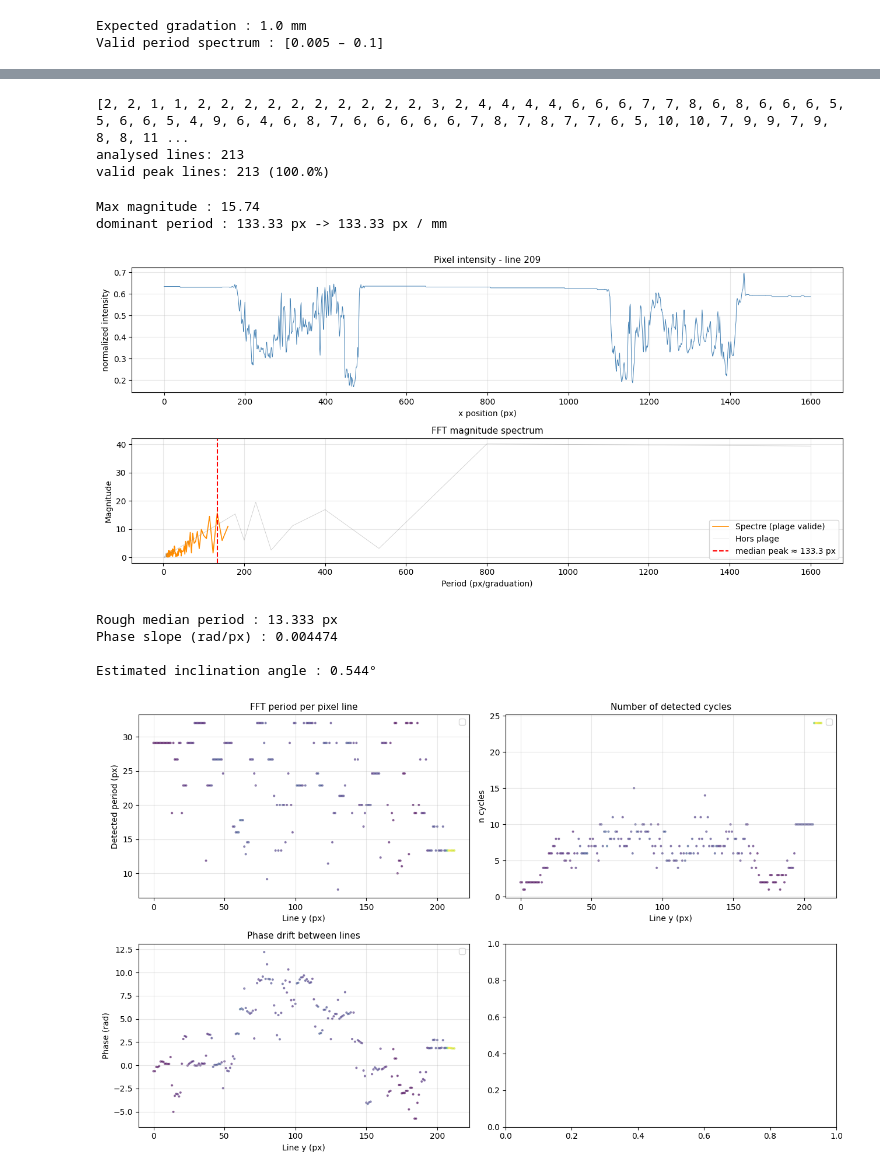
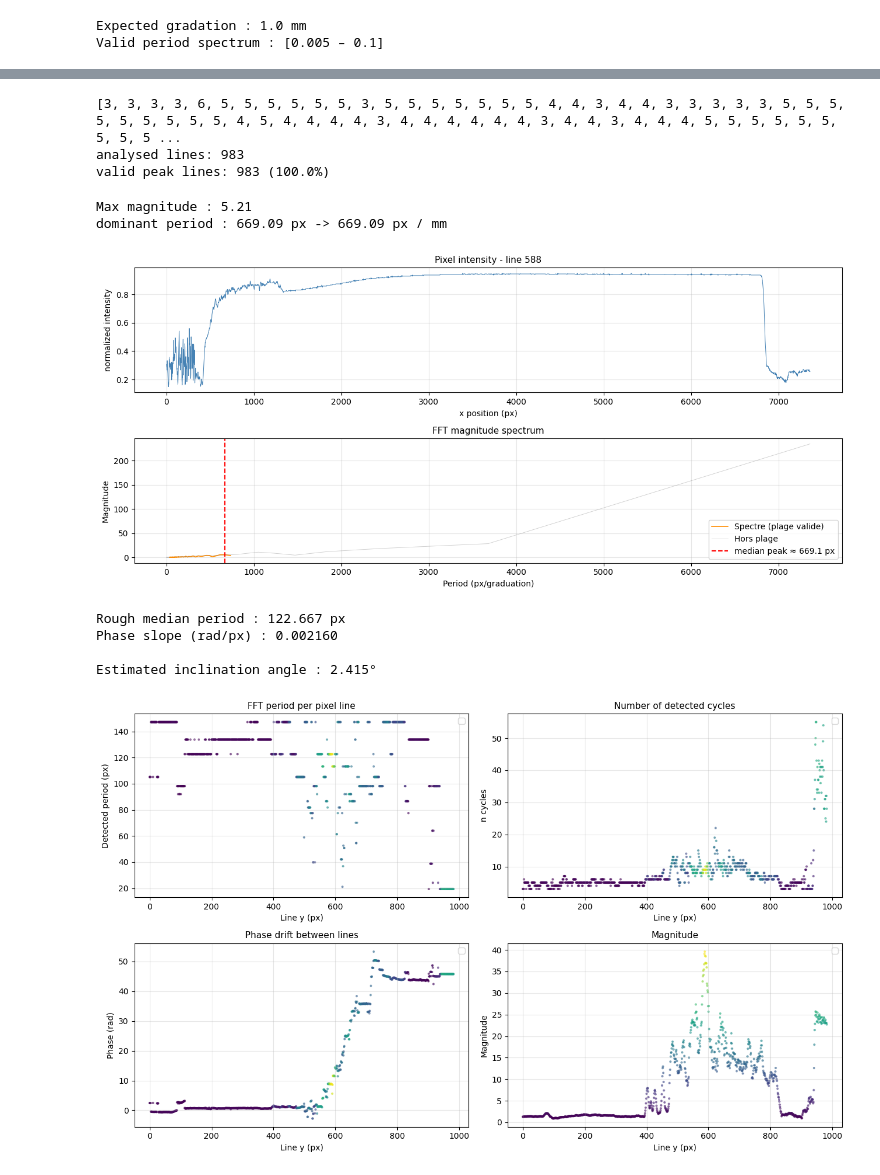
Before and after one commit to TomBellivier/CV-for-GRIT, a Jupyter notebook: models/ruler_detection/ruler_fourier_analysis.ipynb, the cells around one changed output, grey strips where cells are left out. Cells and saved outputs as stored; diff of their text form; code cells hidden in the pictures.

Commit message:
upgraded performance on ruler detection

```diff
--- a/models/ruler_detection/ruler_fourier_analysis.ipynb
+++ b/models/ruler_detection/ruler_fourier_analysis.ipynb
@@ -10,7 +10,7 @@ warnings.filterwarnings('ignore')
 # %%
 
 #IMAGE_PATH = "../databases/luomus_pictures_1/8/F.8368.jpg"
-IMAGE_PATH =  "C:\\Users\\tombe\\Documents\\_MLE\\CV-for-GRIT\\models\\ruler_detection\\images\\EB1.0KU.jpg"
+IMAGE_PATH =  "C:\\Users\\tombe\\Documents\\_MLE\\CV-for-GRIT\\models\\ruler_detection\\images\\F.243285.jpg"
 
 GRADUATION_MM = 1.0
 
@@ -117,7 +117,7 @@ def fft_dominant_frequency(row: np.ndarray,
 
     return period_px, phase_rad, max(mag_masked[peaks])
 
-def cycles_observes(row, period_px, seuil_env=0.3):
+def cycles_observes(row, period_px, seuil_env=0.2):
     N = len(row)
     f0 = 1.0 / period_px
     row_c = row - row.mean()                 # PAS de fenêtre ici (on garde les bords)
@@ -160,9 +160,9 @@ print(n_cycles)
 print(f"analysed lines: {len(row_indices)}")
 print(f"valid peak lines: {len(results)} ({100*len(results)/len(row_indices):.1f}%)")
 # %% [output]
-[2, 2, 1, 1, 2, 2, 2, 2, 2, 2, 2, 2, 2, 2, 3, 2, 4, 4, 4, 4, 6, 6, 6, 7, 7, 8, 6, 8, 6, 6, 6, 5, 5, 6, 6, 5, 4, 9, 6, 4, 6, 8, 7, 6, 6, 6, 6, 6, 7, 8, 7, 8, 7, 7, 6, 5, 10, 10, 7, 9, 9, 7, 9, 8, 8, 11 ...
-analysed lines: 213
-valid peak lines: 213 (100.0%)
+[3, 3, 3, 3, 6, 5, 5, 5, 5, 5, 5, 3, 5, 5, 5, 5, 5, 5, 5, 4, 4, 3, 4, 4, 3, 3, 3, 3, 3, 5, 5, 5, 5, 5, 5, 5, 5, 5, 4, 5, 4, 4, 4, 4, 3, 4, 4, 4, 4, 4, 4, 3, 4, 4, 3, 4, 4, 4, 5, 5, 5, 5, 5, 5, 5, 5, 5 ...
+analysed lines: 983
+valid peak lines: 983 (100.0%)
 # %%
 # # speed test
 # import time as time
@@ -249,9 +249,9 @@ axes[1].grid(True, alpha=0.3)
 plt.tight_layout()
 plt.show()
 # %% [output]
-Max magnitude : 15.74
-dominant period : 133.33 px -> 133.33 px / mm
+Max magnitude : 5.21
+dominant period : 669.09 px -> 669.09 px / mm
-[figure, old version]
+[figure, new version]
 # %%
 if len(results) < 5:
     raise RuntimeError("Error : not enough valid line")
@@ -291,37 +291,44 @@ theta_deg = np.degrees(theta_rad)
 
 print(f"\nEstimated inclination angle : {theta_deg:.3f}°")
 
 fig, axes = plt.subplots(2, 2, figsize=(13, 8))
 
 axes[0, 0].scatter(rows_arr, periods_arr, s=4, alpha=0.5, c=[res[3] for res in results], cmap='viridis',)
 axes[0, 0].set_title("FFT period per pixel line", fontsize=11)
 axes[0, 0].set_xlabel("Line y (px)")
 axes[0, 0].set_ylabel("Detected period (px)")
 axes[0, 0].legend()
 axes[0, 0].grid(True, alpha=0.3)
 
 axes[1, 0].scatter(rows_arr, np.unwrap(phases_arr), s=4, alpha=0.5, c=[res[3] for res in results], cmap='viridis')
 axes[1, 0].set_title("Phase drift between lines", fontsize=11)
 axes[1, 0].set_xlabel("Line y (px)")
 axes[1, 0].set_ylabel("Phase (rad)")
 axes[1, 0].legend()
 axes[1, 0].grid(True, alpha=0.3)
 
 axes[0, 1].scatter(rows_arr, n_cycles, s=4, alpha=0.5, c=[res[3] for res in results], cmap='viridis')
 axes[0, 1].set_title("Number of detected cycles", fontsize=11)
 axes[0, 1].set_xlabel("Line y (px)")
 axes[0, 1].set_ylabel("n cycles")
 axes[0, 1].legend()
 axes[0, 1].grid(True, alpha=0.3)
 
+axes[1, 1].scatter(rows_arr, mag_arr, s=4, alpha=0.5, c=[res[3] for res in results], cmap='viridis')
+axes[1, 1].set_title("Magnitude", fontsize=11)
+axes[1, 1].set_xlabel("Line y (px)")
+axes[1, 1].set_ylabel("Magnitude")
+axes[1, 1].legend()
+axes[1, 1].grid(True, alpha=0.3)
+
 plt.tight_layout()
 plt.show()
 # %% [output]
-Rough median period : 13.333 px
-Phase slope (rad/px) : 0.004474
+Rough median period : 122.667 px
+Phase slope (rad/px) : 0.002160
 
-Estimated inclination angle : 0.544°
+Estimated inclination angle : 2.415°
-[figure, old version]
+[figure, new version]
 # %%
 import numpy as np
 
```
Also changed, not shown: parts of 5 cells of this notebook, 1 other file.
